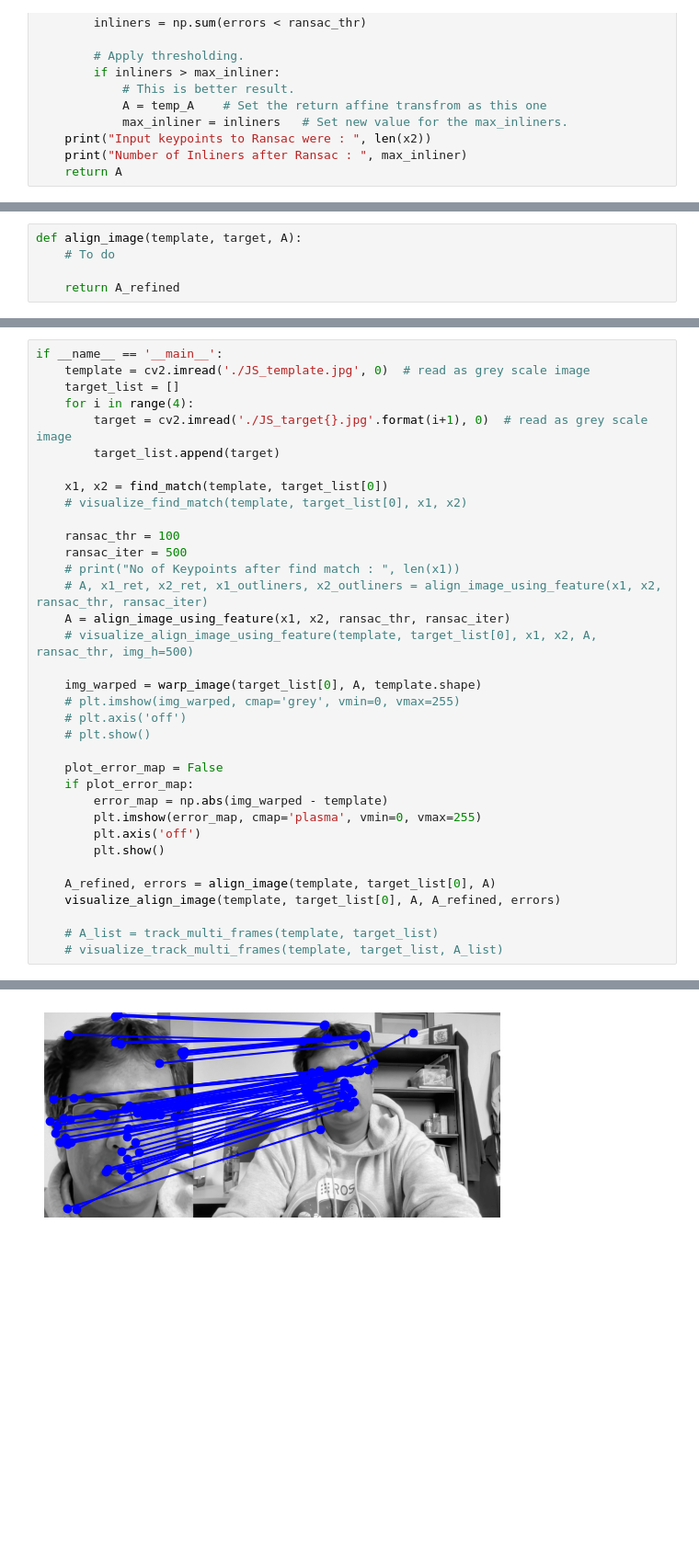
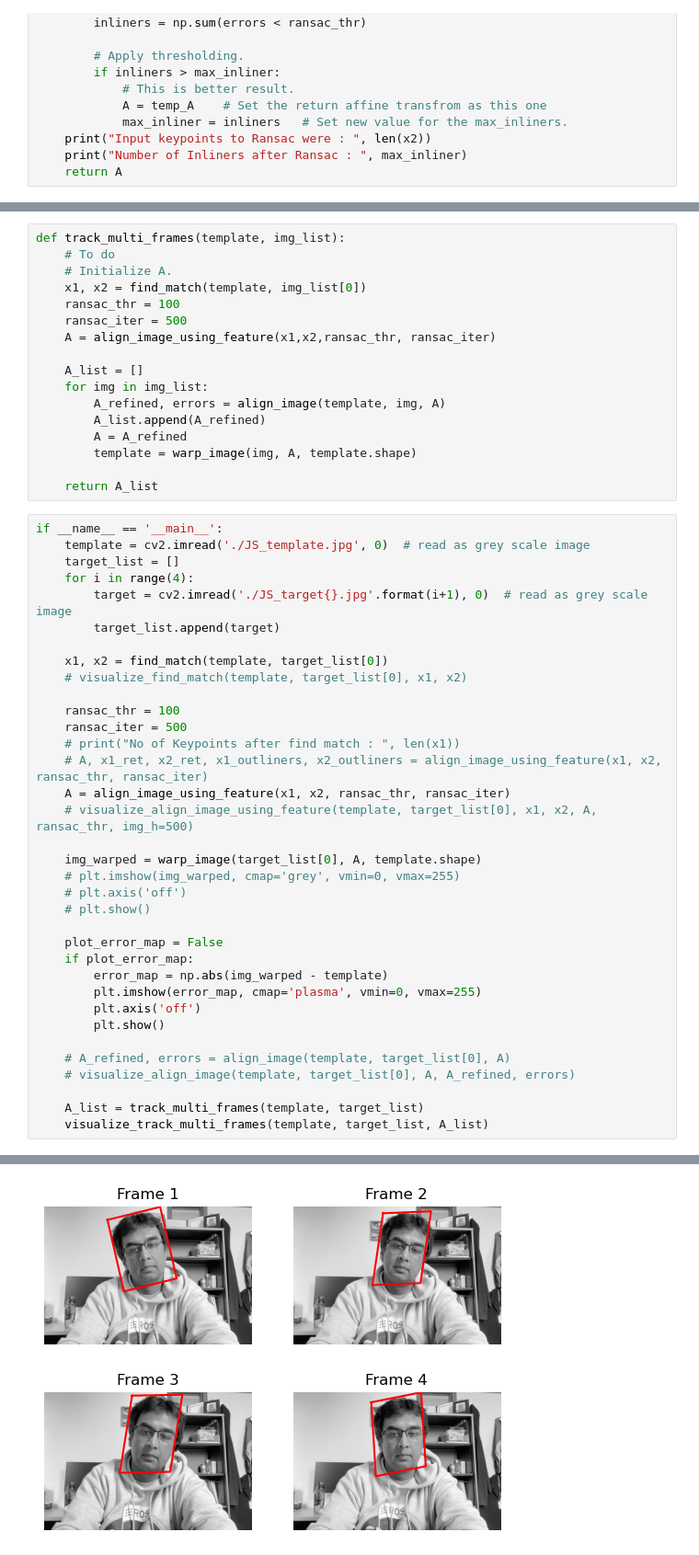
Before and after one commit to mohitydv09/computer_vision, a Jupyter notebook: hw2/registration.ipynb, the cells around one changed output, grey strips where cells are left out. Shown at 92% size. Cells and saved outputs as stored; diff of their text form; blank space fills up the shorter version.

```diff
--- a/hw2/registration.ipynb
+++ b/hw2/registration.ipynb
@@ -314,6 +322 @@ def warp_image(img, A, output_size):
     return img_warped
-# %%
-def align_image(template, target, A):
-    # To do
-
-    return A_refined
@@ -320,3 +446,20 @@ def align_image(template, target, A):
+# %%
+def track_multi_frames(template, img_list):
+    # To do
+    # Initialize A.
+    x1, x2 = find_match(template, img_list[0])
+    ransac_thr = 100
+    ransac_iter = 500
+    A = align_image_using_feature(x1,x2,ransac_thr, ransac_iter)
+
+    A_list = []
+    for img in img_list:
+        A_refined, errors = align_image(template, img, A)
+        A_list.append(A_refined)
+        A = A_refined
+        template = warp_image(img, A, template.shape)
+
+    return A_list
 # %%
 if __name__ == '__main__':
     template = cv2.imread('./JS_template.jpg', 0)  # read as grey scale image
@@ -347,11 +490,11 @@ if __name__ == '__main__':
         plt.axis('off')
         plt.show()
 
-    A_refined, errors = align_image(template, target_list[0], A)
-    visualize_align_image(template, target_list[0], A, A_refined, errors)
+    # A_refined, errors = align_image(template, target_list[0], A)
+    # visualize_align_image(template, target_list[0], A, A_refined, errors)
 
-    # A_list = track_multi_frames(template, target_list)
-    # visualize_track_multi_frames(template, target_list, A_list)
+    A_list = track_multi_frames(template, target_list)
+    visualize_track_multi_frames(template, target_list, A_list)
 # %% [output]
 Number of keypoints 1:  423
 Descriptor Shape :  (423, 128)
@@ -360 +516 @@ Descriptors Shape :  (1765, 128)
-[figure, old version]
+[figure, new version]
```
Also changed, not shown: parts of 8 cells of this notebook, 2 other files.
